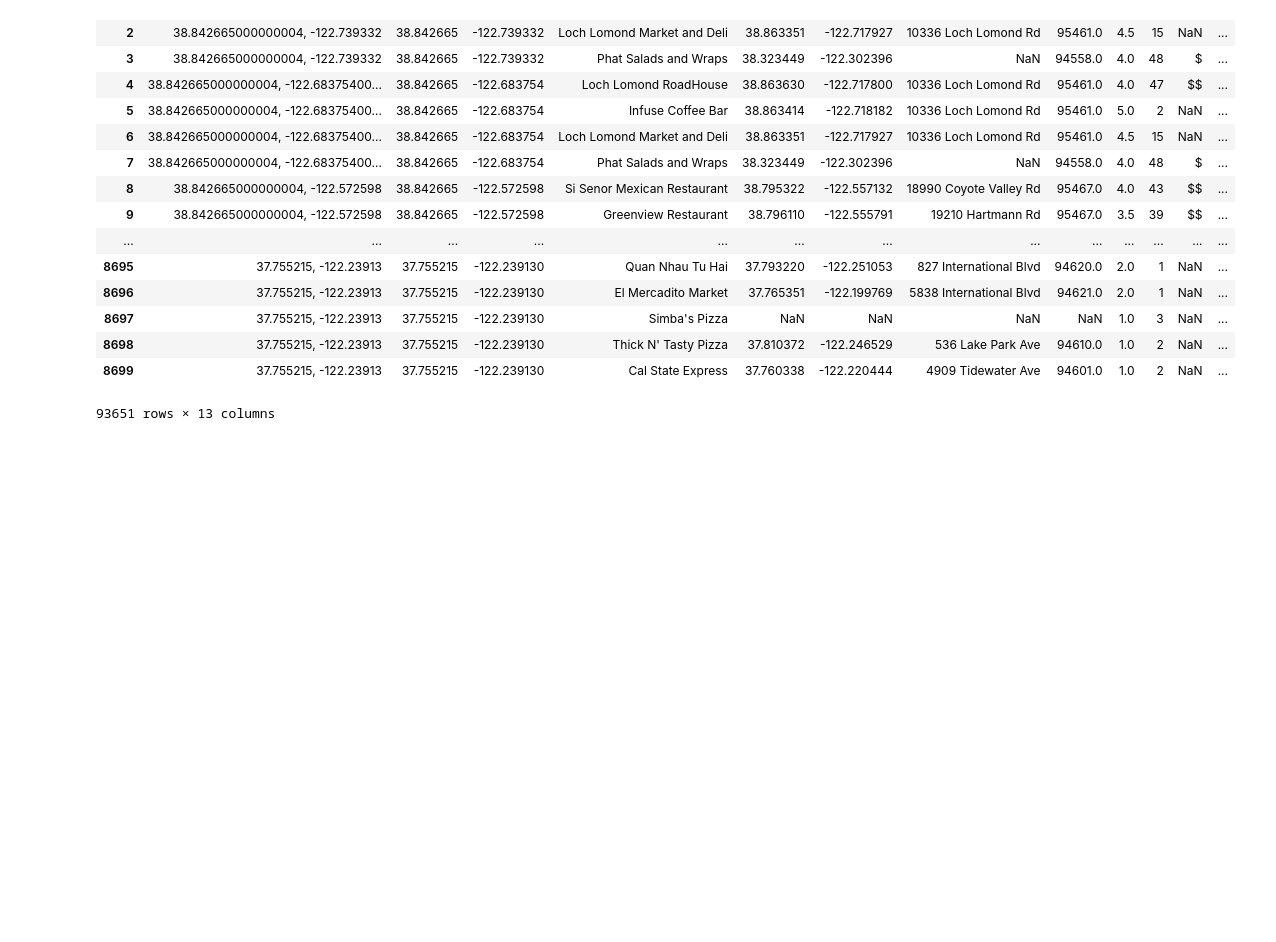
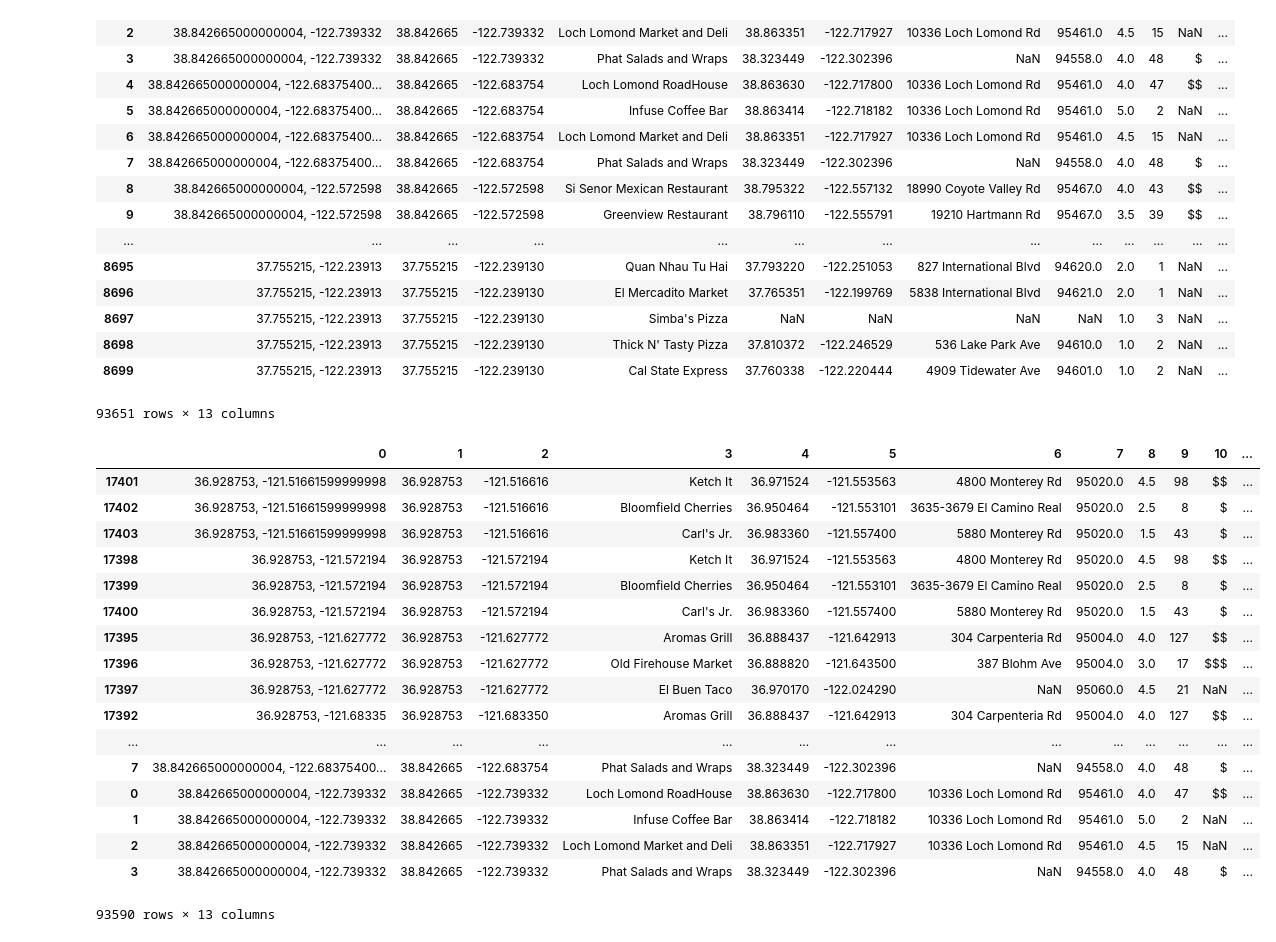
Before and after one commit to beezmo/all-food-in-the-hood, a Jupyter notebook: concatenate_datasets.ipynb, the cells around one changed output. Cells and saved outputs as stored; diff of their text form; code cells hidden in the pictures; blank space fills up the shorter version.

```diff
--- a/concatenate_datasets.ipynb
+++ b/concatenate_datasets.ipynb
@@ -82,6 +84,27 @@ complete_df
 93651 rows × 13 columns
 # %%
 complete_df.to_csv('Resources/complete_dataset.csv')
+# %%
+pd.concat(g for _, g in complete_df.groupby(0) if len(g) > 1)
+# %% [output]
+|  | 0 | 1 | 2 | 3 | 4 | 5 | 6 | 7 | 8 | 9 | 10 | ... |
+| 17401 | 36.928753, -121.51661599999998 | 36.928753 | -121.516616 | Ketch It | 36.971524 | -121.553563 | 4800 Monterey Rd | 95020.0 | 4.5 | 98 | $$ | ... |
+| 17402 | 36.928753, -121.51661599999998 | 36.928753 | -121.516616 | Bloomfield Cherries | 36.950464 | -121.553101 | 3635-3679 El Camino Real | 95020.0 | 2.5 | 8 | $ | ... |
+| 17403 | 36.928753, -121.51661599999998 | 36.928753 | -121.516616 | Carl's Jr. | 36.983360 | -121.557400 | 5880 Monterey Rd | 95020.0 | 1.5 | 43 | $ | ... |
+| 17398 | 36.928753, -121.572194 | 36.928753 | -121.572194 | Ketch It | 36.971524 | -121.553563 | 4800 Monterey Rd | 95020.0 | 4.5 | 98 | $$ | ... |
+| 17399 | 36.928753, -121.572194 | 36.928753 | -121.572194 | Bloomfield Cherries | 36.950464 | -121.553101 | 3635-3679 El Camino Real | 95020.0 | 2.5 | 8 | $ | ... |
+| 17400 | 36.928753, -121.572194 | 36.928753 | -121.572194 | Carl's Jr. | 36.983360 | -121.557400 | 5880 Monterey Rd | 95020.0 | 1.5 | 43 | $ | ... |
+| 17395 | 36.928753, -121.627772 | 36.928753 | -121.627772 | Aromas Grill | 36.888437 | -121.642913 | 304 Carpenteria Rd | 95004.0 | 4.0 | 127 | $$ | ... |
+| 17396 | 36.928753, -121.627772 | 36.928753 | -121.627772 | Old Firehouse Market | 36.888820 | -121.643500 | 387 Blohm Ave | 95004.0 | 3.0 | 17 | $$$ | ... |
+| 17397 | 36.928753, -121.627772 | 36.928753 | -121.627772 | El Buen Taco | 36.970170 | -122.024290 | NaN | 95060.0 | 4.5 | 21 | NaN | ... |
+| 17392 | 36.928753, -121.68335 | 36.928753 | -121.683350 | Aromas Grill | 36.888437 | -121.642913 | 304 Carpenteria Rd | 95004.0 | 4.0 | 127 | $$ | ... |
+| ... | ... | ... | ... | ... | ... | ... | ... | ... | ... | ... | ... | ... |
+| 7 | 38.842665000000004, -122.68375400... | 38.842665 | -122.683754 | Phat Salads and Wraps | 38.323449 | -122.302396 | NaN | 94558.0 | 4.0 | 48 | $ | ... |
+| 0 | 38.842665000000004, -122.739332 | 38.842665 | -122.739332 | Loch Lomond RoadHouse | 38.863630 | -122.717800 | 10336 Loch Lomond Rd | 95461.0 | 4.0 | 47 | $$ | ... |
+| 1 | 38.842665000000004, -122.739332 | 38.842665 | -122.739332 | Infuse Coffee Bar | 38.863414 | -122.718182 | 10336 Loch Lomond Rd | 95461.0 | 5.0 | 2 | NaN | ... |
+| 2 | 38.842665000000004, -122.739332 | 38.842665 | -122.739332 | Loch Lomond Market and Deli | 38.863351 | -122.717927 | 10336 Loch Lomond Rd | 95461.0 | 4.5 | 15 | NaN | ... |
+| 3 | 38.842665000000004, -122.739332 | 38.842665 | -122.739332 | Phat Salads and Wraps | 38.323449 | -122.302396 | NaN | 94558.0 | 4.0 | 48 | $ | ... |
+93590 rows × 13 columns
 # %%
 complete_df = pd.read_csv('Resources/complete_dataset.csv', header=0)
 complete_df.groupby(['0', '3', '6']).size().sort_values()
```
Also changed, not shown: parts of 4 cells of this notebook, 5 other files.
